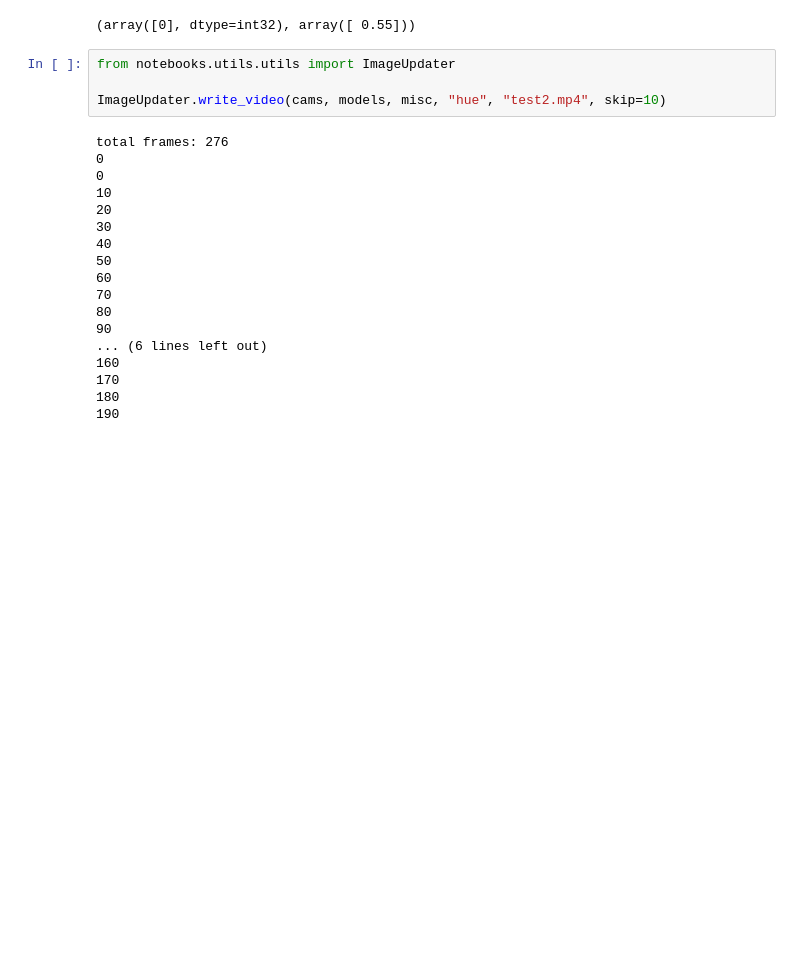
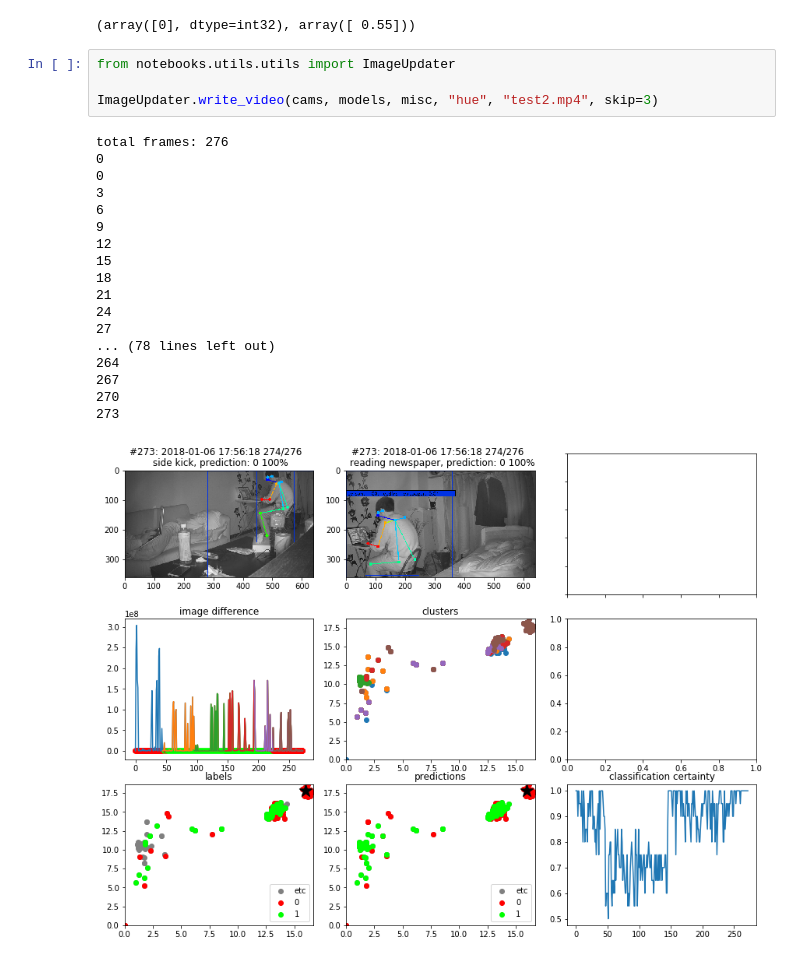
Before and after one commit to nakamoo/sumica, a Jupyter notebook: main_server/hai/notebooks/sean/folder2/learnertest.ipynb, the cells around one changed output. Cells and saved outputs as stored; diff of their text form; blank space fills up the shorter version.

Commit message:
lines

```diff
--- a/main_server/hai/notebooks/sean/folder2/learnertest.ipynb
+++ b/main_server/hai/notebooks/sean/folder2/learnertest.ipynb
@@ -50,22 +50,23 @@ preds
 # %%
 from notebooks.utils.utils import ImageUpdater
 
-ImageUpdater.write_video(cams, models, misc, "hue", "test2.mp4", skip=10)
+ImageUpdater.write_video(cams, models, misc, "hue", "test2.mp4", skip=3)
 # %% [output]
 total frames: 276
 0
 0
-10
-20
-30
-40
-50
-60
-70
-80
-90
-... (6 lines left out)
-160
-170
-180
-190
+3
+6
+9
+12
+15
+18
+21
+24
+27
+... (78 lines left out)
+264
+267
+270
+273
+[figure, added]
```
Also changed, not shown: 3 other files.
